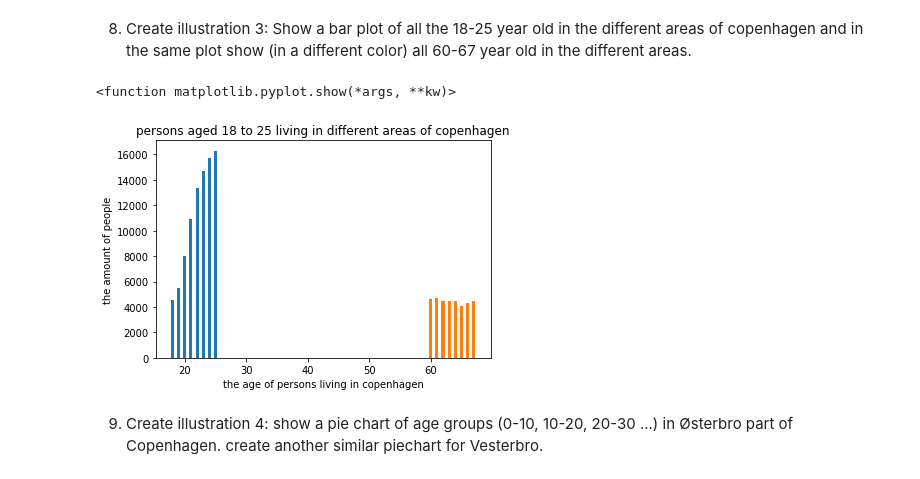
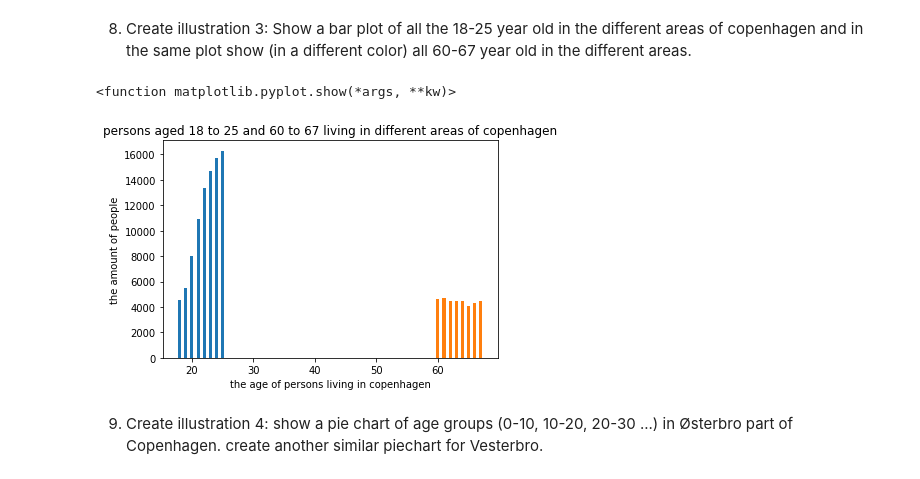
Before and after one commit to MeteoricSnax/Python-Assignment-3, a Jupyter notebook: Assignment 3.ipynb, the cells around one changed output. Drawn from its saved outputs; the diff is of its cells as text; code cells hidden in the pictures.

```diff
--- a/Assignment 3.ipynb
+++ b/Assignment 3.ipynb
@@ -136,21 +136,21 @@ def get_amount_of_age(data, mask):
 # %%
 #as there has not been specified any year, we have chosen 2015. else we would have to make a 3d diagram
 young_mask = ((pop_array[:,0] == 2015) & (pop_array[:,2] >= 18) & (pop_array[:,2] <= 25) & (pop_array[:,1] < 11))
 young_amount = get_amount_of_age(pop_array, young_mask)
 
 old_mask = ((pop_array[:,0] == 2015) & (pop_array[:,2] >= 60) & (pop_array[:,2] <= 67) & (pop_array[:,1] < 11))
 old_amount = get_amount_of_age(pop_array, old_mask)
 
 fig,ax = plt.subplots()
-title = "persons aged 18 to 25 living in different areas of copenhagen"
+title = "persons aged 18 to 25 and 60 to 67 living in different areas of copenhagen"
 plt.title(title, fontsize=12)
 ax.bar(young_amount.keys(), young_amount.values(), width = 0.5)
 ax.bar(old_amount.keys(), old_amount.values(), width = 0.5)
 plt.xlabel("the age of persons living in copenhagen")
 plt.ylabel("the amount of people")
 plt.show
 # %% [output]
 <function matplotlib.pyplot.show(*args, **kw)>
-[figure, old version]
+[figure, new version]
 # %% [markdown]
 9. Create illustration 4: show a pie chart of age groups (0-10, 10-20, 20-30 ...) in Østerbro part of Copenhagen. create another similar piechart for Vesterbro.
```
Also changed, not shown: parts of 1 cell of this notebook.
